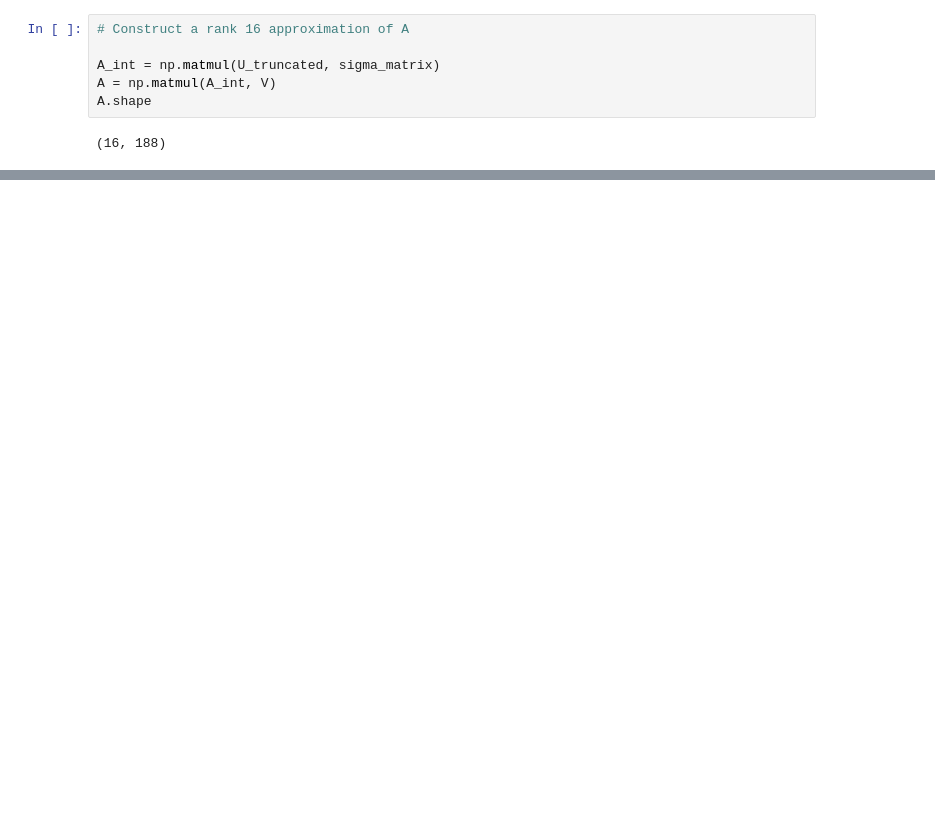
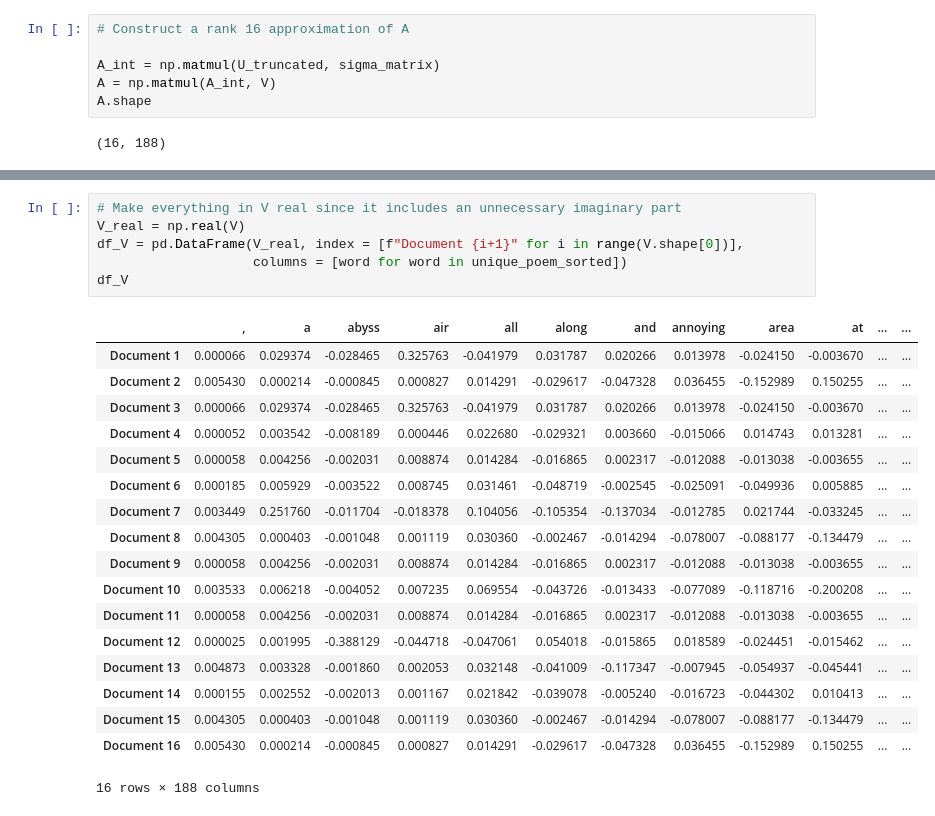
Before and after one commit to zaynpatel/LTA2061, a Jupyter notebook: PracticeLSA.ipynb, the cells around one changed output, grey strips where cells are left out. Cells and saved outputs as stored; diff of their text form; blank space fills up the shorter version.

```diff
--- a/PracticeLSA.ipynb
+++ b/PracticeLSA.ipynb
@@ -280,0 +316,25 @@ A.shape
+# %%
+# Make everything in V real since it includes an unnecessary imaginary part
+V_real = np.real(V)
+df_V = pd.DataFrame(V_real, index = [f"Document {i+1}" for i in range(V.shape[0])],
+                    columns = [word for word in unique_poem_sorted])
+df_V
+# %% [output]
+|  | , | a | abyss | air | all | along | and | annoying | area | at | ... | ... |
+| Document 1 | 0.000066 | 0.029374 | -0.028465 | 0.325763 | -0.041979 | 0.031787 | 0.020266 | 0.013978 | -0.024150 | -0.003670 | ... | ... |
+| Document 2 | 0.005430 | 0.000214 | -0.000845 | 0.000827 | 0.014291 | -0.029617 | -0.047328 | 0.036455 | -0.152989 | 0.150255 | ... | ... |
+| Document 3 | 0.000066 | 0.029374 | -0.028465 | 0.325763 | -0.041979 | 0.031787 | 0.020266 | 0.013978 | -0.024150 | -0.003670 | ... | ... |
+| Document 4 | 0.000052 | 0.003542 | -0.008189 | 0.000446 | 0.022680 | -0.029321 | 0.003660 | -0.015066 | 0.014743 | 0.013281 | ... | ... |
+| Document 5 | 0.000058 | 0.004256 | -0.002031 | 0.008874 | 0.014284 | -0.016865 | 0.002317 | -0.012088 | -0.013038 | -0.003655 | ... | ... |
+| Document 6 | 0.000185 | 0.005929 | -0.003522 | 0.008745 | 0.031461 | -0.048719 | -0.002545 | -0.025091 | -0.049936 | 0.005885 | ... | ... |
+| Document 7 | 0.003449 | 0.251760 | -0.011704 | -0.018378 | 0.104056 | -0.105354 | -0.137034 | -0.012785 | 0.021744 | -0.033245 | ... | ... |
+| Document 8 | 0.004305 | 0.000403 | -0.001048 | 0.001119 | 0.030360 | -0.002467 | -0.014294 | -0.078007 | -0.088177 | -0.134479 | ... | ... |
+| Document 9 | 0.000058 | 0.004256 | -0.002031 | 0.008874 | 0.014284 | -0.016865 | 0.002317 | -0.012088 | -0.013038 | -0.003655 | ... | ... |
+| Document 10 | 0.003533 | 0.006218 | -0.004052 | 0.007235 | 0.069554 | -0.043726 | -0.013433 | -0.077089 | -0.118716 | -0.200208 | ... | ... |
+| Document 11 | 0.000058 | 0.004256 | -0.002031 | 0.008874 | 0.014284 | -0.016865 | 0.002317 | -0.012088 | -0.013038 | -0.003655 | ... | ... |
+| Document 12 | 0.000025 | 0.001995 | -0.388129 | -0.044718 | -0.047061 | 0.054018 | -0.015865 | 0.018589 | -0.024451 | -0.015462 | ... | ... |
+| Document 13 | 0.004873 | 0.003328 | -0.001860 | 0.002053 | 0.032148 | -0.041009 | -0.117347 | -0.007945 | -0.054937 | -0.045441 | ... | ... |
+| Document 14 | 0.000155 | 0.002552 | -0.002013 | 0.001167 | 0.021842 | -0.039078 | -0.005240 | -0.016723 | -0.044302 | 0.010413 | ... | ... |
+| Document 15 | 0.004305 | 0.000403 | -0.001048 | 0.001119 | 0.030360 | -0.002467 | -0.014294 | -0.078007 | -0.088177 | -0.134479 | ... | ... |
+| Document 16 | 0.005430 | 0.000214 | -0.000845 | 0.000827 | 0.014291 | -0.029617 | -0.047328 | 0.036455 | -0.152989 | 0.150255 | ... | ... |
+16 rows × 188 columns
```
Also changed, not shown: parts of 5 cells of this notebook.
